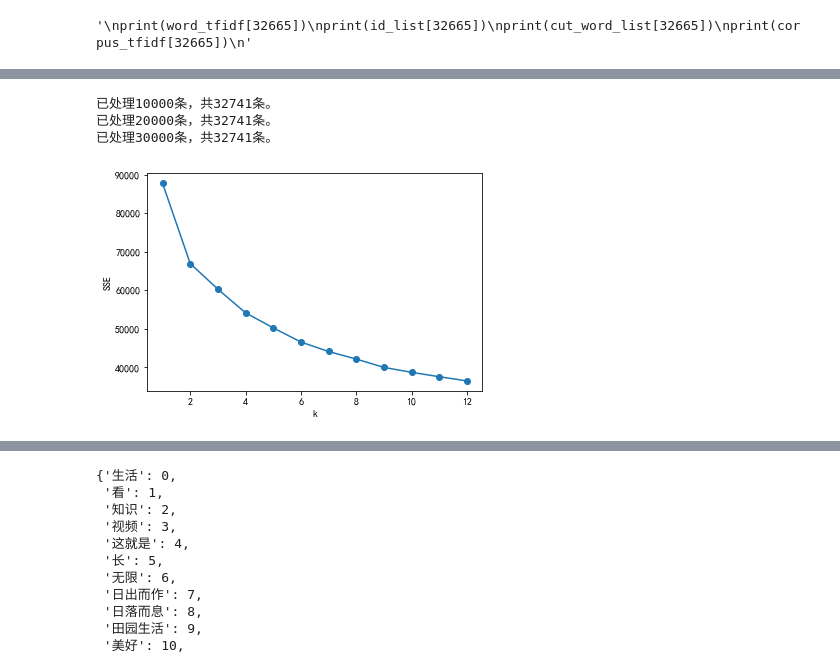
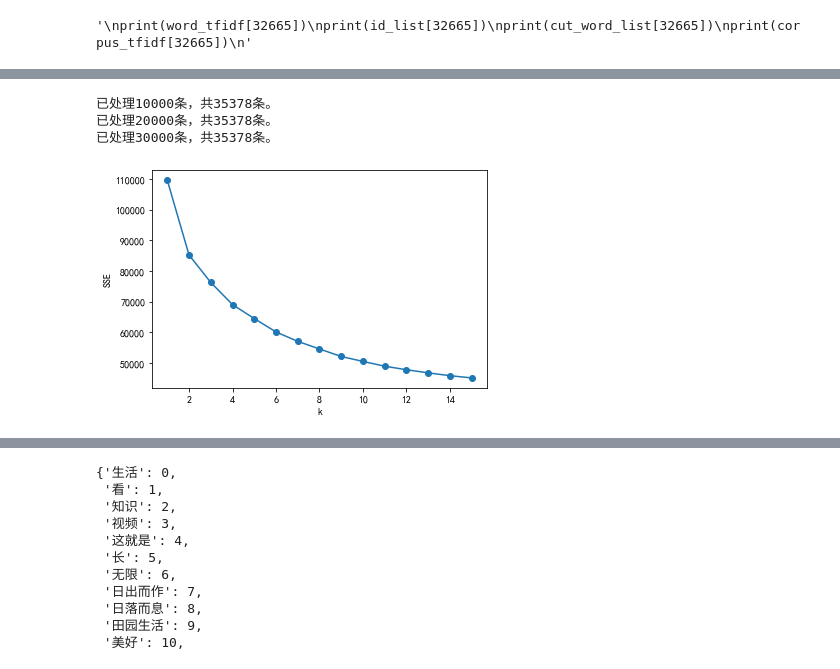
Before and after one commit to alexhill2020/learn-training, a Jupyter notebook: Demo0410/work_py_file/text_cluster.ipynb, the cells around one changed output, grey strips where cells are left out. Cells and saved outputs as stored; diff of their text form; code cells hidden in the pictures.

```diff
--- a/Demo0410/work_py_file/text_cluster.ipynb
+++ b/Demo0410/work_py_file/text_cluster.ipynb
@@ -13,7 +13,7 @@ from sklearn.manifold import TSNE  #给数据降维
 import json
 # %%
 path_dir = 'E:\\PycharmProjects\\Demo0410\\work_data_liziqi\\data'
-excel_file = 'shenghuo_comments_32741.xlsx'
+excel_file = 'shenghuo_comments_35378.xlsx'
 path_file = os.path.join(path_dir,excel_file)
 # %%
 #读取excel表格里的内容，并将要处理的数据转换为list of list。
@@ -95,5 +94,5 @@ model.wv.similar_by_word('美好生活')
 # %%
-with open(path_dir + '\\' + 'all_comments_pos_word_pair_84835.json') as file_json:  #从文件中加载词性字典。
+with open(path_dir + '\\' + 'all_comments_pos_word_pair_88710.json') as file_json:  #从文件中加载词性字典。
     pos_word_dict = json.load(file_json)
 
 flag_list = ['vn', 'vd','v','a','ad','an','d','t']  #需加权的词性列表。
@@ -116,9 +115,9 @@ while i < len(cut_word_list):
         print(f'已处理{i}条，共{len(cut_word_list)}条。')
     i += 1
 # %% [output]
-已处理10000条，共32741条。
-已处理20000条，共32741条。
-已处理30000条，共32741条。
+已处理10000条，共35378条。
+已处理20000条，共35378条。
+已处理30000条，共35378条。
 # %%
 def list_ndarray_to_list_of_list(sentences_vec):  #定义此函数，将内含数组的list转换为list of list以存储。
     sentences_vec_list = []
@@ -137,15 +136,15 @@ sentences_vec_list = list_ndarray_to_list_of_list(sentences_vec)
 '''
 # %%
 SSE = []  # 存放每次结果的误差平方和
-for k in range(1,13):
+for k in range(1,16):
     estimator = KMeans(n_clusters=k)  # 构造聚类器
     estimator.fit(sentences_vec)  #聚类
     SSE.append(estimator.inertia_) # estimator.inertia_获取聚类准则的总和
-X = range(1,13)
+X = range(1,16)
 plt.xlabel('k')
 plt.ylabel('SSE')
 plt.plot(X,SSE,'o-')
 plt.show()
 # %% [output]
-[figure, old version]
+[figure, new version]
 # %%
```
Also changed, not shown: parts of 5 cells of this notebook, 6 other files.
